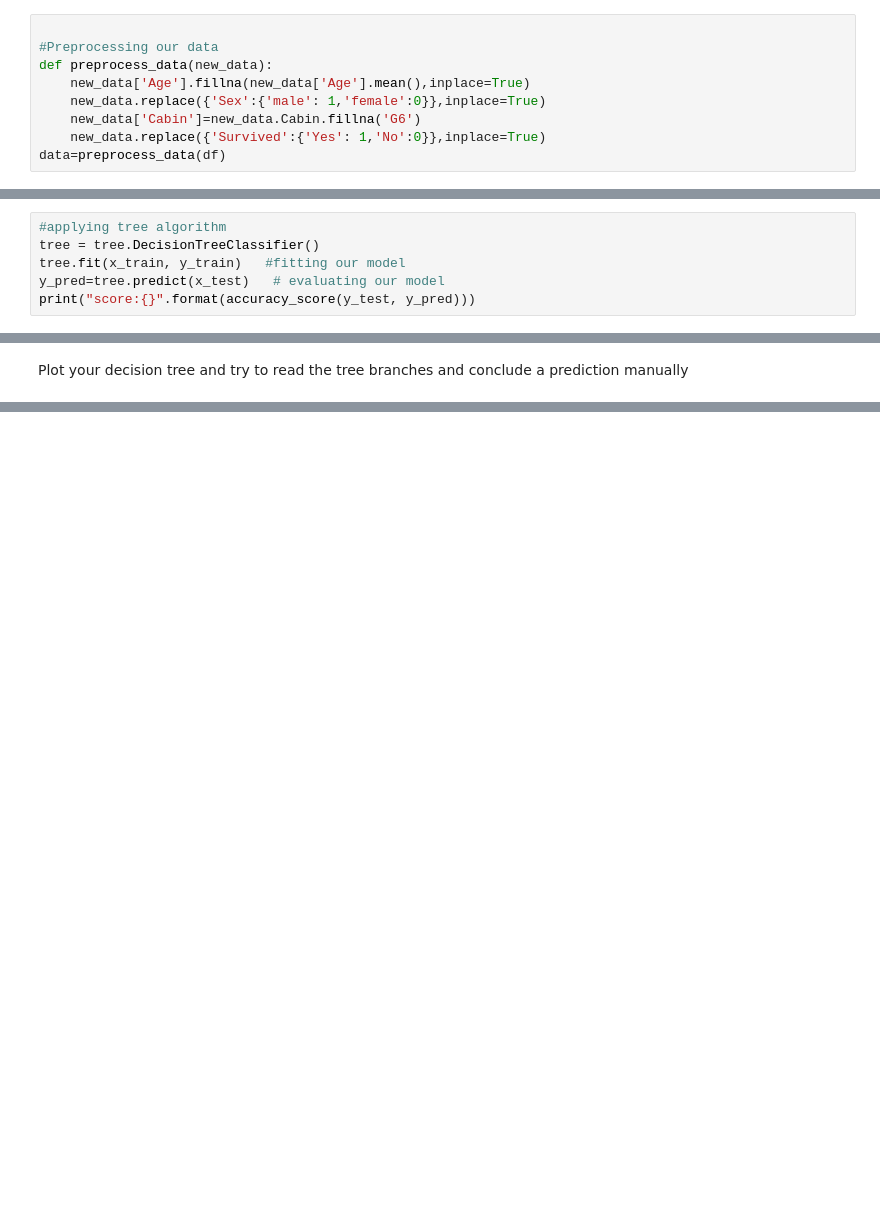
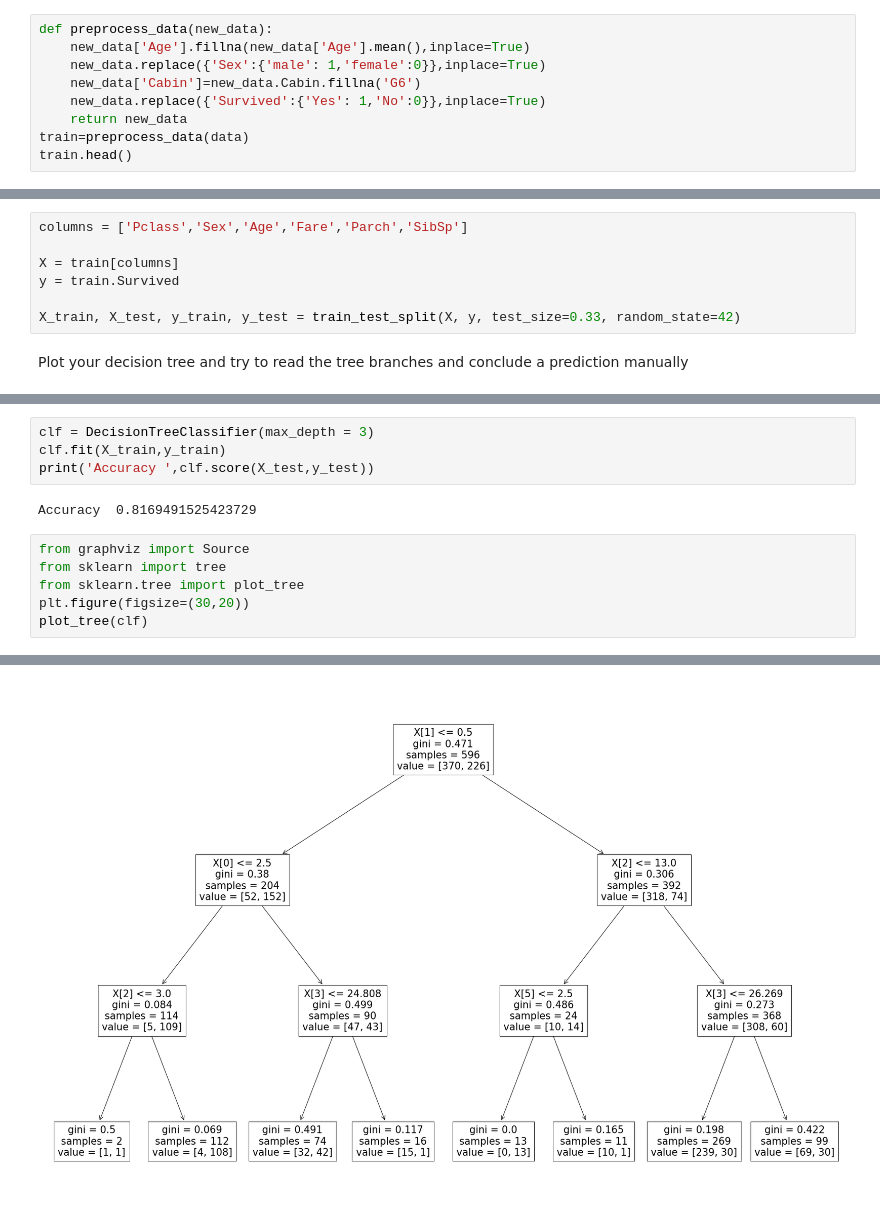
Before and after one commit to abdallah12344/gomycode-, a Jupyter notebook: decision Trees and random Forest .ipynb, the cells around one changed output, grey strips where cells are left out. Cells and saved outputs as stored; diff of their text form; blank space fills up the shorter version.

```diff
--- a/decision Trees and random Forest .ipynb
+++ b/decision Trees and random Forest .ipynb
@@ -24,9 +40,9 @@ Read your Titanic dataset as usual: Training set and Testing set Apply decision
 # %%
-
-#Preprocessing our data
 def preprocess_data(new_data):
     new_data['Age'].fillna(new_data['Age'].mean(),inplace=True)
     new_data.replace({'Sex':{'male': 1,'female':0}},inplace=True)
     new_data['Cabin']=new_data.Cabin.fillna('G6')
     new_data.replace({'Survived':{'Yes': 1,'No':0}},inplace=True)
-data=preprocess_data(df)
+    return new_data
+train=preprocess_data(data)
+train.head()
@@ -46,6 +55,0 @@ x_train, x_test, y_train, y_test = train_test_split(x,y, test_size=0.20,random_s
-# %%
-#applying tree algorithm
-tree = tree.DecisionTreeClassifier()
-tree.fit(x_train, y_train)   #fitting our model
-y_pred=tree.predict(x_test)   # evaluating our model
-print("score:{}".format(accuracy_score(y_test, y_pred)))
@@ -54,2 +56,9 @@ score:0.7653631284916201
+# %%
+columns = ['Pclass','Sex','Age','Fare','Parch','SibSp']
+
+X = train[columns]
+y = train.Survived
+
+X_train, X_test, y_train, y_test = train_test_split(X, y, test_size=0.33, random_state=42)
 # %% [markdown]
 Plot your decision tree and try to read the tree branches and conclude a prediction manually
@@ -75,0 +65,13 @@ AttributeError: 'NoneType' object has no attribute 'info'
+# %%
+clf = DecisionTreeClassifier(max_depth = 3)
+clf.fit(X_train,y_train)
+print('Accuracy ',clf.score(X_test,y_test))
+# %% [output]
+Accuracy  0.8169491525423729
+# %%
+from graphviz import Source
+from sklearn import tree
+from sklearn.tree import plot_tree
+plt.figure(figsize=(30,20))
+plot_tree(clf)
+# %% [output]
@@ -75,0 +93 @@ AttributeError: 'NoneType' object has no attribute 'info'
+[figure, added]
```
Also changed, not shown: parts of 16 cells of this notebook.
